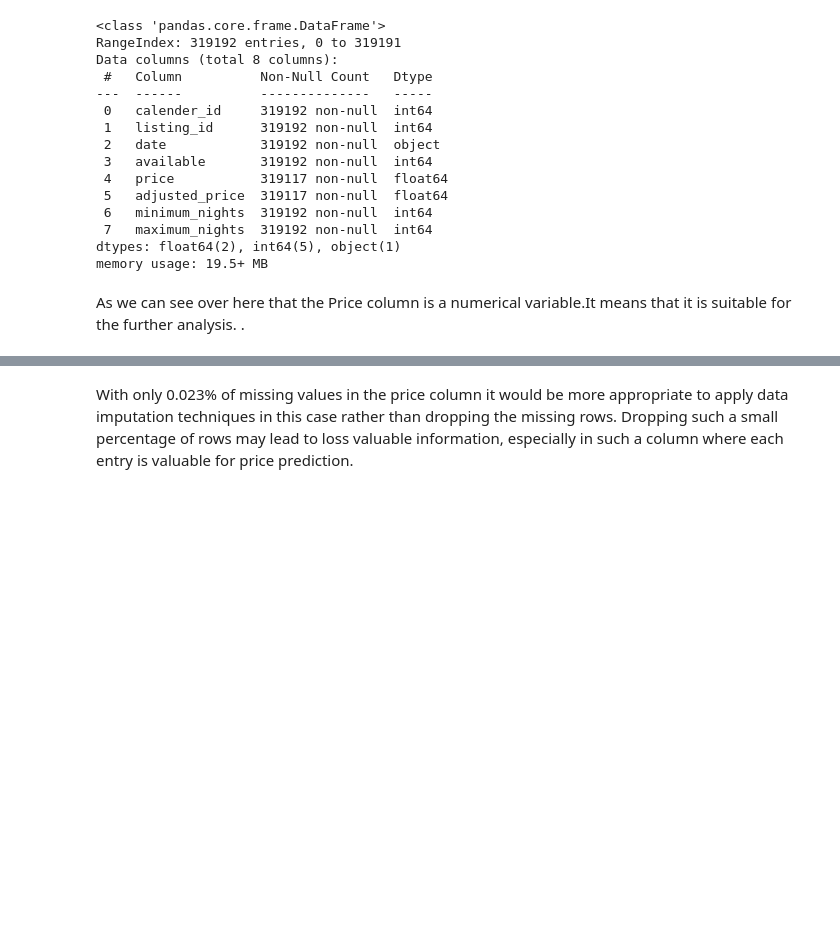
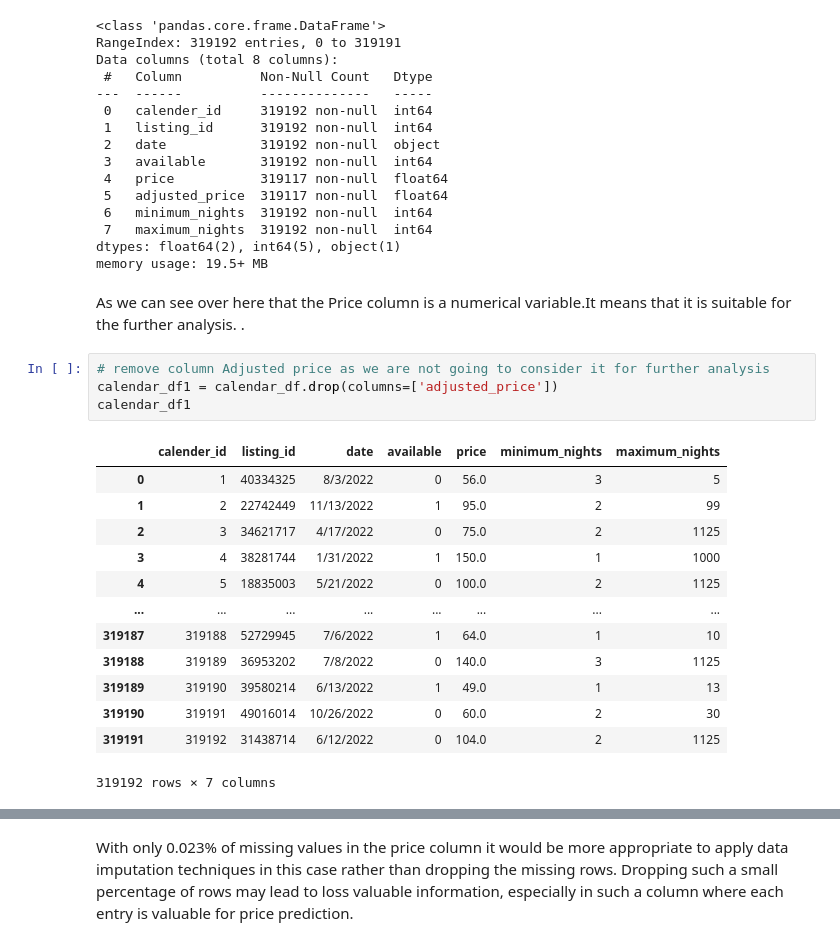
Before and after one commit to VarshaPimple/Airbnb_Price_Prediction, a Jupyter notebook: AIRBNB.ipynb, the cells around one changed output, grey strips where cells are left out. Drawn from its saved outputs; the diff is of its cells as text; blank space fills up the shorter version.

```diff
--- a/AIRBNB.ipynb
+++ b/AIRBNB.ipynb
@@ -70,5 +79,23 @@ dtypes: float64(2), int64(5), object(1)
 memory usage: 19.5+ MB
 # %% [markdown]
 As we can see over here that the Price column is a numerical variable.It means that it is suitable for the further analysis.  .
+# %%
+# remove column Adjusted price as we are not going to consider it for further analysis
+calendar_df1 = calendar_df.drop(columns=['adjusted_price'])
+calendar_df1
+# %% [output]
+|  | calender_id | listing_id | date | available | price | minimum_nights | maximum_nights |
+| 0 | 1 | 40334325 | 8/3/2022 | 0 | 56.0 | 3 | 5 |
+| 1 | 2 | 22742449 | 11/13/2022 | 1 | 95.0 | 2 | 99 |
+| 2 | 3 | 34621717 | 4/17/2022 | 0 | 75.0 | 2 | 1125 |
+| 3 | 4 | 38281744 | 1/31/2022 | 1 | 150.0 | 1 | 1000 |
+| 4 | 5 | 18835003 | 5/21/2022 | 0 | 100.0 | 2 | 1125 |
+| ... | ... | ... | ... | ... | ... | ... | ... |
+| 319187 | 319188 | 52729945 | 7/6/2022 | 1 | 64.0 | 1 | 10 |
+| 319188 | 319189 | 36953202 | 7/8/2022 | 0 | 140.0 | 3 | 1125 |
+| 319189 | 319190 | 39580214 | 6/13/2022 | 1 | 49.0 | 1 | 13 |
+| 319190 | 319191 | 49016014 | 10/26/2022 | 0 | 60.0 | 2 | 30 |
+| 319191 | 319192 | 31438714 | 6/12/2022 | 0 | 104.0 | 2 | 1125 |
+319192 rows × 7 columns
 # %%
 #Check Percentage of null values in Price column
```
Also changed, not shown: parts of 27 cells of this notebook, 1 other file.
